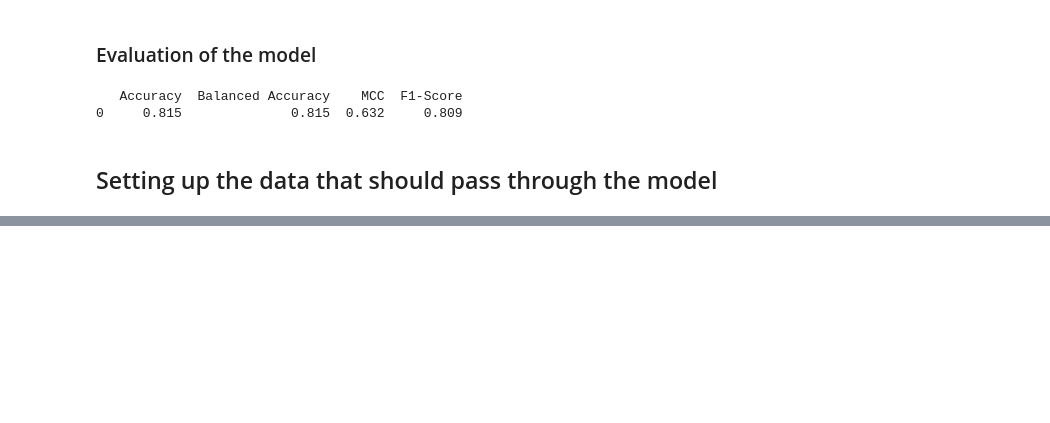
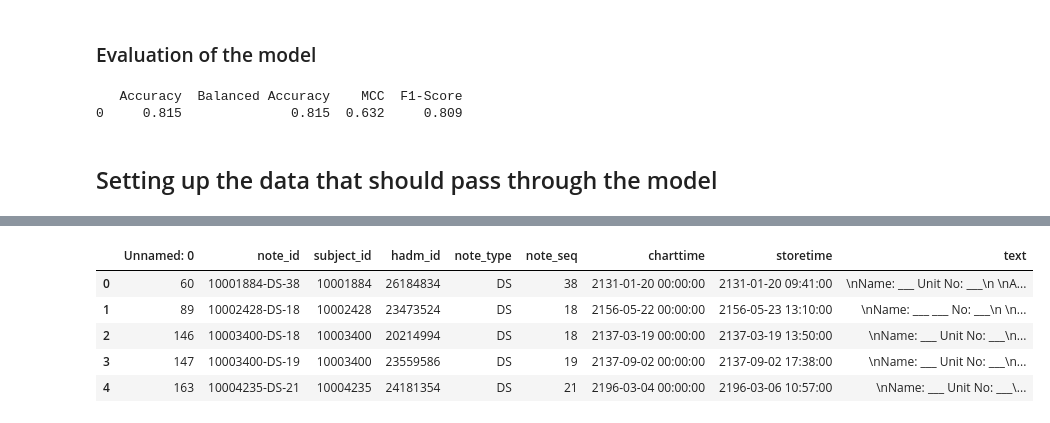
Before and after one commit to stevelan/UniMLHealth-GroupProject, a Jupyter notebook: notebooks/01b-nlp-cohort-filtration.ipynb, the cells around one changed output, grey strips where cells are left out. Cells and saved outputs as stored; diff of their text form; code cells hidden in the pictures; blank space fills up the shorter version.

```diff
--- a/notebooks/01b-nlp-cohort-filtration.ipynb
+++ b/notebooks/01b-nlp-cohort-filtration.ipynb
@@ -302,0 +314,9 @@ Job ID: 4b2e2ff3-b2c7-467b-ac86-5113503b2724
+# %%
+discharge_df.head()
+# %% [output]
+|  | Unnamed: 0 | note_id | subject_id | hadm_id | note_type | note_seq | charttime | storetime | text |
+| 0 | 60 | 10001884-DS-38 | 10001884 | 26184834 | DS | 38 | 2131-01-20 00:00:00 | 2131-01-20 09:41:00 | \nName: ___ Unit No: ___\n \nA... |
+| 1 | 89 | 10002428-DS-18 | 10002428 | 23473524 | DS | 18 | 2156-05-22 00:00:00 | 2156-05-23 13:10:00 | \nName: ___ ___ No: ___\n \n... |
+| 2 | 146 | 10003400-DS-18 | 10003400 | 20214994 | DS | 18 | 2137-03-19 00:00:00 | 2137-03-19 13:50:00 | \nName: ___ Unit No: ___\n... |
+| 3 | 147 | 10003400-DS-19 | 10003400 | 23559586 | DS | 19 | 2137-09-02 00:00:00 | 2137-09-02 17:38:00 | \nName: ___ Unit No: ___\n... |
+| 4 | 163 | 10004235-DS-21 | 10004235 | 24181354 | DS | 21 | 2196-03-04 00:00:00 | 2196-03-06 10:57:00 | \nName: ___ Unit No: ___\... |
```
Also changed, not shown: parts of 7 cells of this notebook, 1 other file.
